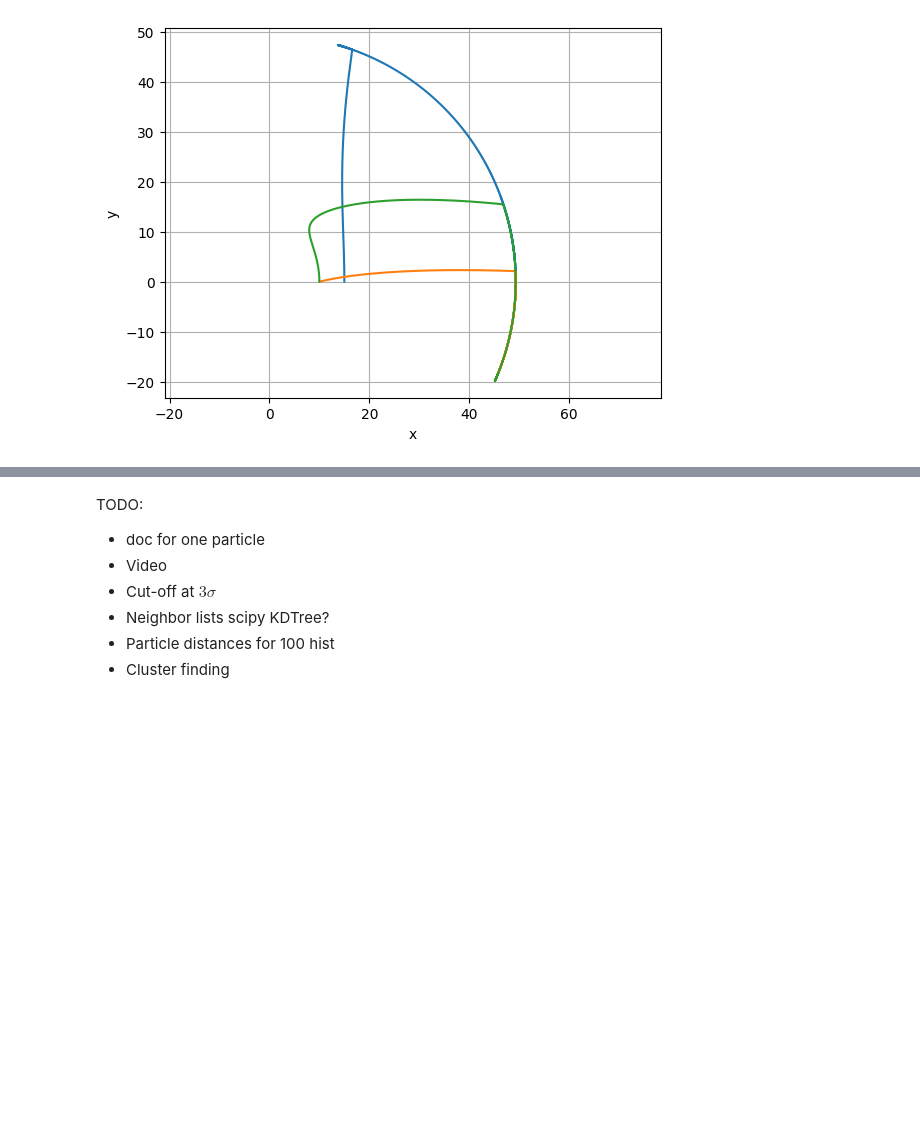
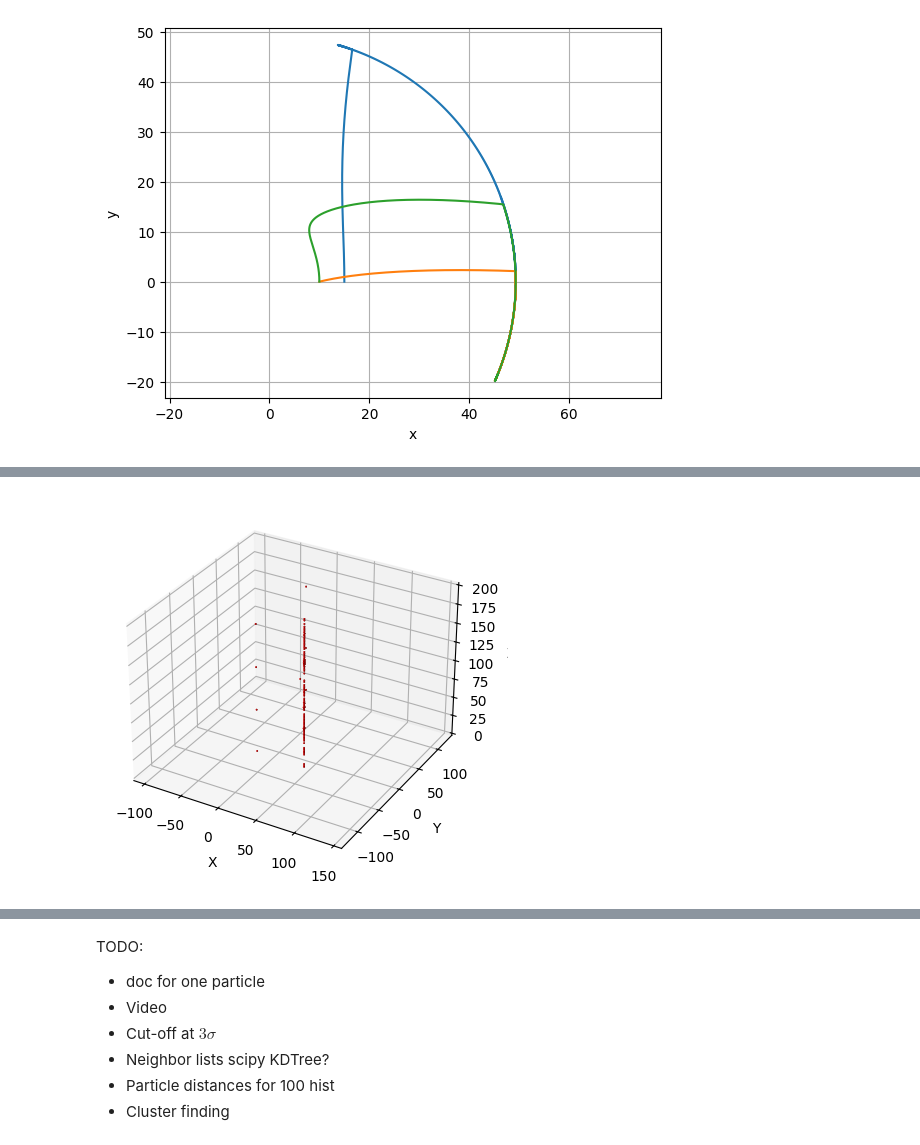
Before and after one commit to dzinty/microswimmers, a Jupyter notebook: many_swimmers_euler.ipynb, the cells around one changed output, grey strips where cells are left out. Cells and saved outputs as stored; diff of their text form; code cells hidden in the pictures; blank space fills up the shorter version.

```diff
--- a/many_swimmers_euler.ipynb
+++ b/many_swimmers_euler.ipynb
@@ -365,0 +398,13 @@ axs.axis('equal');
+# %%
+N = 100
+zs = np.random.uniform(0, L, N)
+psis = np.random.uniform(0, 2*np.pi, N)
+Rs = np.random.triangular(R1 + R, R2 - R, R2 - R, N)
+vecs = np.random.normal(size = (N, 3))
+R0s = []
+p0s = []
+for i in range(N):
+    R0s.append([Rs[i] * np.cos(psis[i]), Rs[i] * np.sin(psis[i]), zs[i]])
+    p0s.append(vecs[i]/np.linalg.norm(vecs[i]))
+
+ps_sol, Rs_sol, t = solver(euler, N, np.array(p0s), np.array(R0s), 0.1, 5000, noise = False)
@@ -365,0 +431,15 @@ axs.axis('equal');
+# %%
+ax = plt.figure().add_subplot(projection='3d')
+
+for i in range(N):
+    X, Y, Z = makesphere(Rs_sol[i][-1, 0], Rs_sol[i][-1, 1], Rs_sol[i][-1, 2], R)
+    ax.plot_surface(X, Y, Z, color="r")
+
+ax.set_xlabel("X")
+ax.set_ylabel("Y")
+ax.set_zlabel("Z")
+ax.axis('equal');
+
+plt.show()
+# %% [output]
+[figure, added]
```
Also changed, not shown: parts of 15 cells of this notebook.
